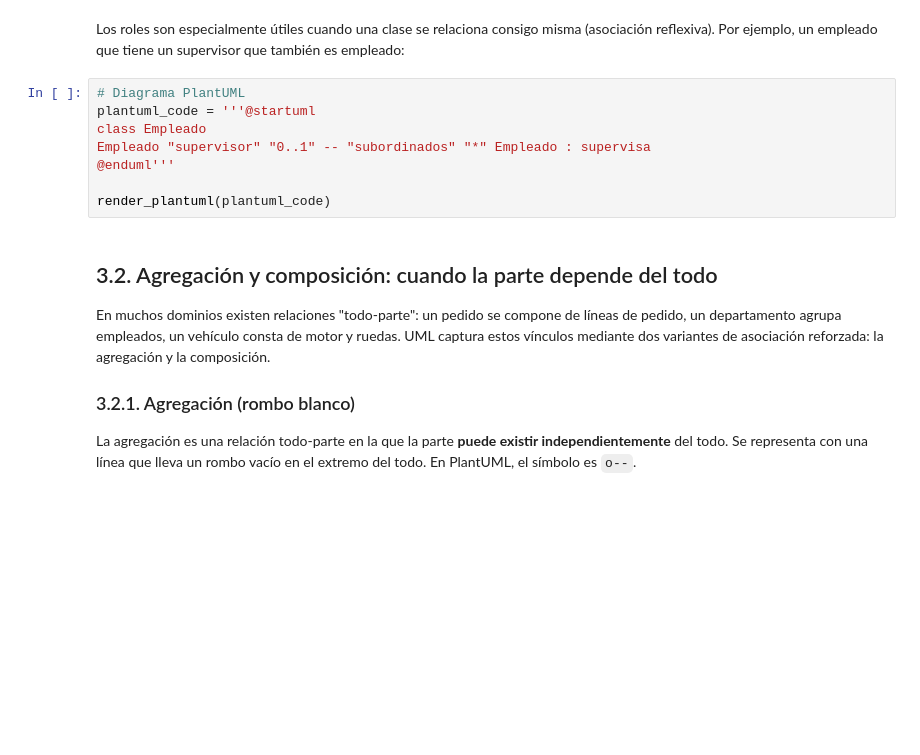
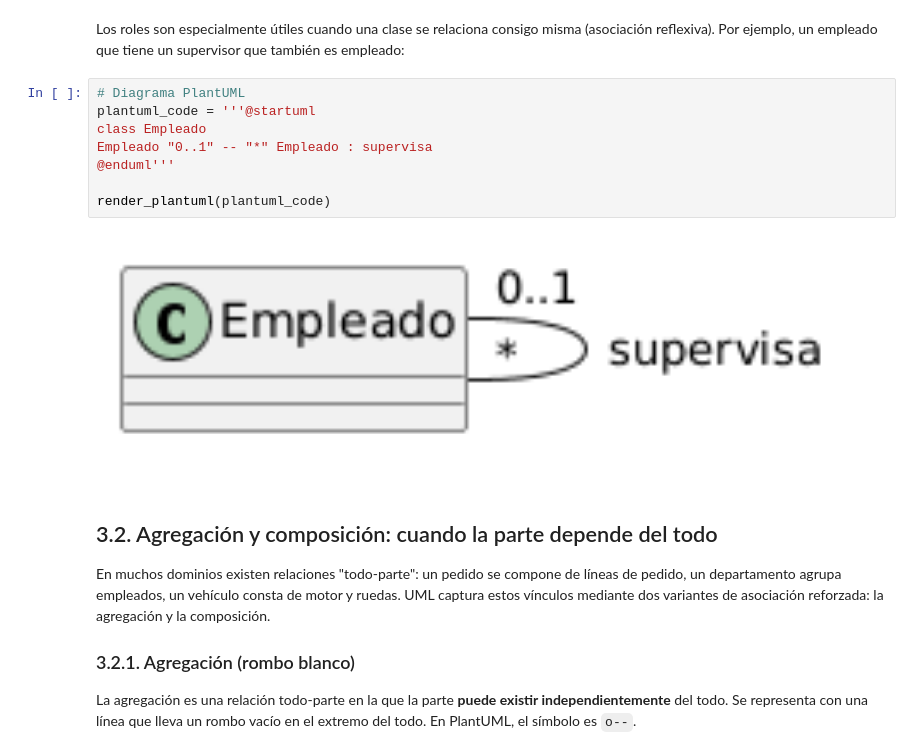
Before and after one commit to gaaguirrer/Clases, a Jupyter notebook: Ingeniería del Software I/Materiales/Introducción al diagrama de clases.ipynb, the cells around one changed output. Saved outputs shown, nothing was run; the diff lists cells and outputs as text; blank space fills up the shorter version.

```diff
--- a/Ingeniería del Software I/Materiales/Introducción al diagrama de clases.ipynb
+++ b/Ingeniería del Software I/Materiales/Introducción al diagrama de clases.ipynb
@@ -573,11 +607,13 @@ Los roles son especialmente útiles cuando una clase se relaciona consigo misma
 # %%
 # Diagrama PlantUML
 plantuml_code = '''@startuml
 class Empleado
-Empleado "supervisor" "0..1" -- "subordinados" "*" Empleado : supervisa
+Empleado "0..1" -- "*" Empleado : supervisa
 @enduml'''
 
 render_plantuml(plantuml_code)
+# %% [output]
+[figure, added]
 # %% [markdown]
 ## 3.2. Agregación y composición: cuando la parte depende del todo
 
```
Also changed, not shown: parts of 44 cells of this notebook, 14 other files.
